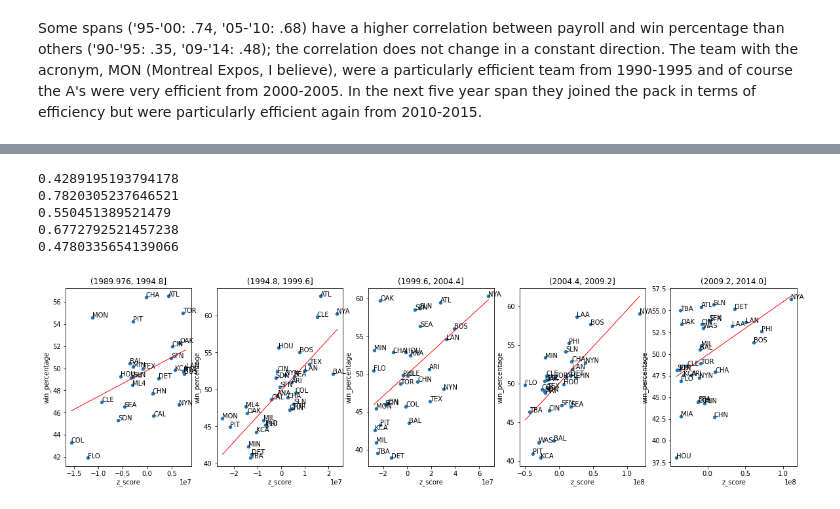
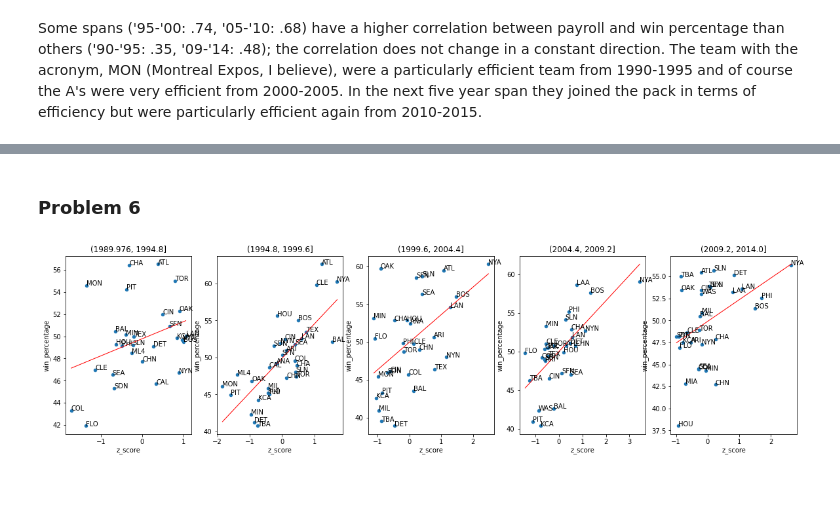
Before and after one commit to joshkellner/DSProject2, a Jupyter notebook: Project 2.ipynb, the cells around one changed output, grey strips where cells are left out. Saved outputs shown, nothing was run; the diff lists cells and outputs as text; code cells hidden in the pictures.

```diff
--- a/Project 2.ipynb
+++ b/Project 2.ipynb
@@ -197,0 +148,12 @@ team_stats.head()
+# %%
+
+for index, row in team_stats.iterrows():
+    payroll_ij = row["total_payroll"]
+    #we already the mean payrolls we need, as we calculated them above
+    avg_payroll = mean_payrolls[row["yearID"]]
+    std = team_stats.groupby("yearID").std()["total_payroll"]
+
+    #apply the formula and create a new column to store the standardized value
+    team_stats.at[index, "z_score"] = (payroll_ij - avg_payroll) / std[row["yearID"]]
+
+team_stats.head(30)
@@ -198,35 +178,32 @@ team_stats.head()
+# %% [markdown]
+### Problem 6
 # %%
 #define the bins
 bins = [1990, 1995, 2000, 2005, 2010, 2014]
 
 #cut the yearID into the 5 bins
 team_stats["year_interval"] = pd.cut(team_stats.yearID, 5)
 
 #invoke the axis object to plot multiple scatterplots
 fig, ax = plt.subplots(1, 5, figsize=(20, 5))
 for i, year_range in enumerate(team_stats["year_interval"].unique()):
     #Get only relevant data to plot (i.e. within the year range)
     range_stats = team_stats[team_stats.year_interval == year_range].groupby("teamID").mean()[["z_score", "win_percentage"]]
 
 
     #Create a linear regression line to add to the plot
     slope, intercept, r_value, p_value, std_err = stats.linregress(range_stats["z_score"],
                                                                    range_stats["win_percentage"])
 
-    range_stats.plot.scatter(x="z_score", y="win_percentage", title=year_range, ax=ax[i])
-    print(r_value)
+    range_stats.plot.scatter(x="z_score", y="win_percentage", xlabel = "Average standard payroll", title=year_range, ax=ax[i])
+
 
     #make points, define a line, and then plot the regression
     pts = np.linspace(range_stats["z_score"].min(), range_stats["z_score"].max(), 500)
     line = slope * pts + intercept
     ax[i].plot(pts, line, lw=1, color='red')
 
     for k, v in range_stats.iterrows():
         ax[i].annotate(k, v)
 # %% [output]
-0.4289195193794178
-0.7820305237646521
-0.550451389521479
-0.6772792521457238
-0.4780335654139066
-[figure, old version]
+[figure, new version]
```
Also changed, not shown: parts of 13 cells of this notebook.
